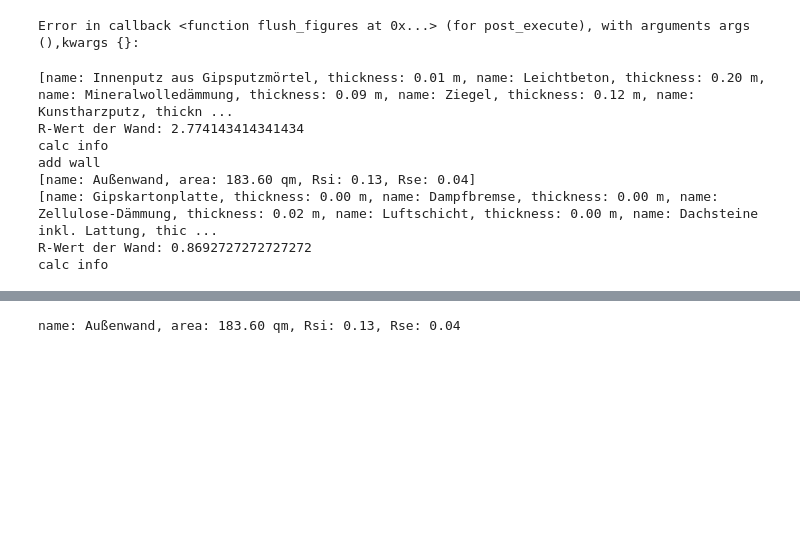
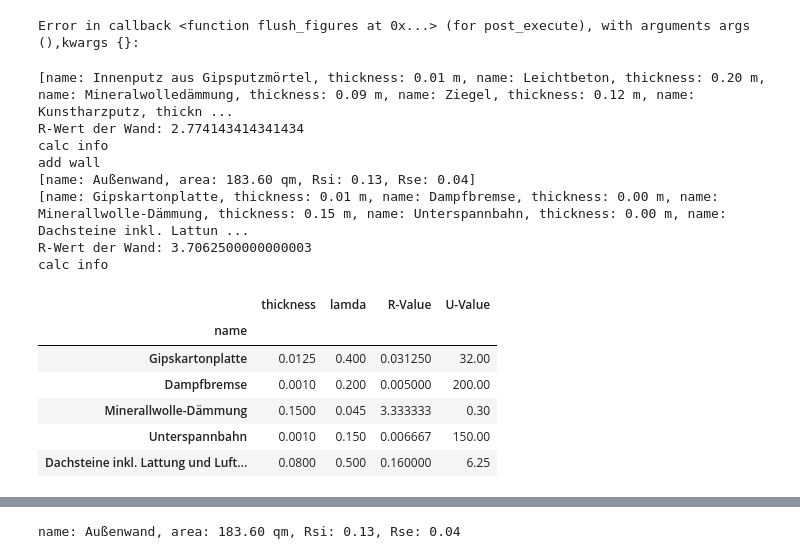
Before and after one commit to claussma/heizlastberechnung, a Jupyter notebook: notebooks/demo.ipynb, the cells around one changed output, grey strips where cells are left out. Saved outputs shown, nothing was run; the diff lists cells and outputs as text; code cells hidden in the pictures; blank space fills up the shorter version.

```diff
--- a/notebooks/demo.ipynb
+++ b/notebooks/demo.ipynb
@@ -40,12 +40,11 @@ house.add_wall(
 house.add_roof(
     area=8.6*8.4*1.7,
     layers_info=[
-        {'name': 'Gipskartonplatte', 'thickness': 1.25, 'thermal_conductivity': 0.25},
-        {'name': 'Dampfbremse', 'thickness': 0.5, 'thermal_conductivity': 0.22},
-        {'name': 'Zellulose-Dämmung', 'thickness': 22, 'thermal_conductivity': 0.04},
-        #
-        {'name': 'Luftschicht', 'thickness': 2.4, 'is_air': True},
-        {'name': 'Dachsteine inkl. Lattung', 'thickness': 12, 'thermal_conductivity': 0.75},
+        {'name': 'Gipskartonplatte', 'thickness': 12.5, 'thermal_conductivity': 0.40},
+        {'name': 'Dampfbremse', 'thickness': 1, 'thermal_conductivity': 0.20},
+        {'name': 'Minerallwolle-Dämmung', 'thickness': 150, 'thermal_conductivity': 0.045},
+        {'name': 'Unterspannbahn', 'thickness': 1, 'thermal_conductivity': 0.15},
+        {'name': 'Dachsteine inkl. Lattung und Luftschicht', 'thickness': 80, 'thermal_conductivity': 0.50},
         ]
 )
 
@@ -61,7 +60,7 @@ R-Wert der Wand: 2.774143414341434
 calc info
 add wall
 [name: Außenwand, area: 183.60 qm, Rsi: 0.13, Rse: 0.04]
-[name: Gipskartonplatte, thickness: 0.00 m, name: Dampfbremse, thickness: 0.00 m, name: Zellulose-Dämmung, thickness: 0.02 m, name: Luftschicht, thickness: 0.00 m, name: Dachsteine inkl. Lattung, thic ...
-R-Wert der Wand: 0.8692727272727272
+[name: Gipskartonplatte, thickness: 0.01 m, name: Dampfbremse, thickness: 0.00 m, name: Minerallwolle-Dämmung, thickness: 0.15 m, name: Unterspannbahn, thickness: 0.00 m, name: Dachsteine inkl. Lattun ...
+R-Wert der Wand: 3.7062500000000003
 calc info
 # %%
@@ -69,3 +68,13 @@ w = house.components[0]
+# %%
+w.info
+# %% [output]
+|  | thickness | lamda | R-Value | U-Value |
+| name |  |  |  |  |
+| Gipskartonplatte | 0.0125 | 0.400 | 0.031250 | 32.00 |
+| Dampfbremse | 0.0010 | 0.200 | 0.005000 | 200.00 |
+| Minerallwolle-Dämmung | 0.1500 | 0.045 | 3.333333 | 0.30 |
+| Unterspannbahn | 0.0010 | 0.150 | 0.006667 | 150.00 |
+| Dachsteine inkl. Lattung und Luft... | 0.0800 | 0.500 | 0.160000 | 6.25 |
 # %%
 w.plot_temperature()
 # %% [output]
```
Also changed, not shown: parts of 4 cells of this notebook, 1 other file.
